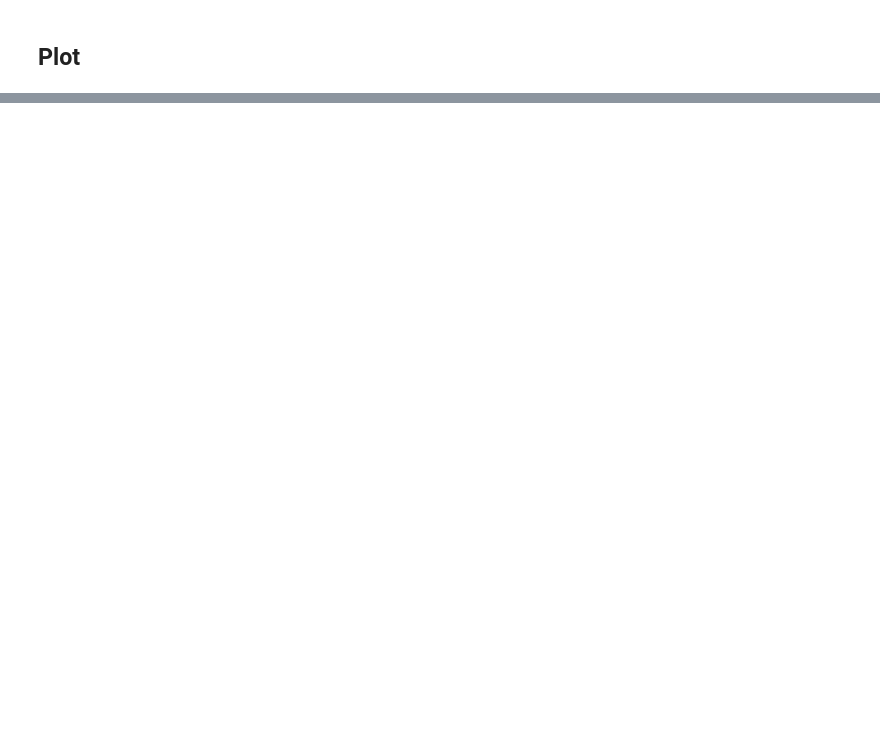
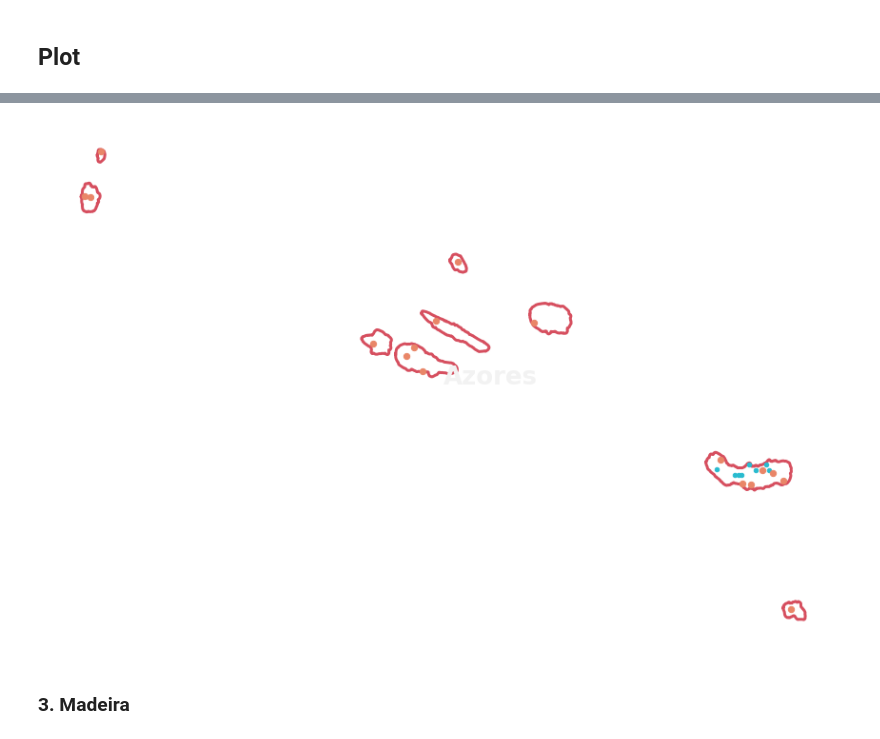
Before and after one commit to iv-kis/COVID_map, a Jupyter notebook: Covid_geo.ipynb, the cells around one changed output, grey strips where cells are left out. Saved outputs shown, nothing was run; the diff lists cells and outputs as text; code cells hidden in the pictures; blank space fills up the shorter version.

```diff
--- a/Covid_geo.ipynb
+++ b/Covid_geo.ipynb
@@ -192,10 +243,10 @@ port_gdf_dist = pd.DataFrame([port_gdf_dist.groupby('distrito')['geometry'].appl
                               port_gdf_dist.groupby('distrito')['recovered'].sum()]
                               ).T.reset_index()
 
-madeira_gdf_dist = port_gdf_dist[port_gdf_dist.distrito == 'Madeira']
+madeira_gdf = port_gdf_dist[port_gdf_dist.distrito == 'Madeira']
 port_gdf_dist = port_gdf_dist[port_gdf_dist.distrito != 'Madeira']
 
-azores_gdf_dist = port_gdf_dist[port_gdf_dist.distrito == 'Azores']
+azores_gdf = port_gdf_dist[port_gdf_dist.distrito == 'Azores']
 port_gdf_dist = port_gdf_dist[port_gdf_dist.distrito != 'Azores']
 
 port_gdf_dist.head(1)
@@ -225,0 +280,2 @@ Portugal = get_outer_contour(port_gdf_dist)
+# %%
+Azores = get_outer_contours(azores_gdf)
@@ -275,0 +323,18 @@ for ind, row in port_gdf_dist.iterrows():
+# %%
+# merging polygons within each Concelho
+azores_gdf_conc['geometry'] = azores_gdf_conc['geometry'].apply(lambda x: x.buffer(0.005, resolution=16))
+# %%
+plot_map('azores.png',
+         azores_gdf_conc,
+         Azores,
+         showregions=False,
+         annotateregions=False,
+         figsize=(15, 10),
+         gridstep=0.03,
+         markersize=20,
+         background='#333333',
+         title='Azores')
+# %% [output]
+[figure, added]
+# %% [markdown]
+### 3. Madeira
```
Also changed, not shown: parts of 19 cells of this notebook.
